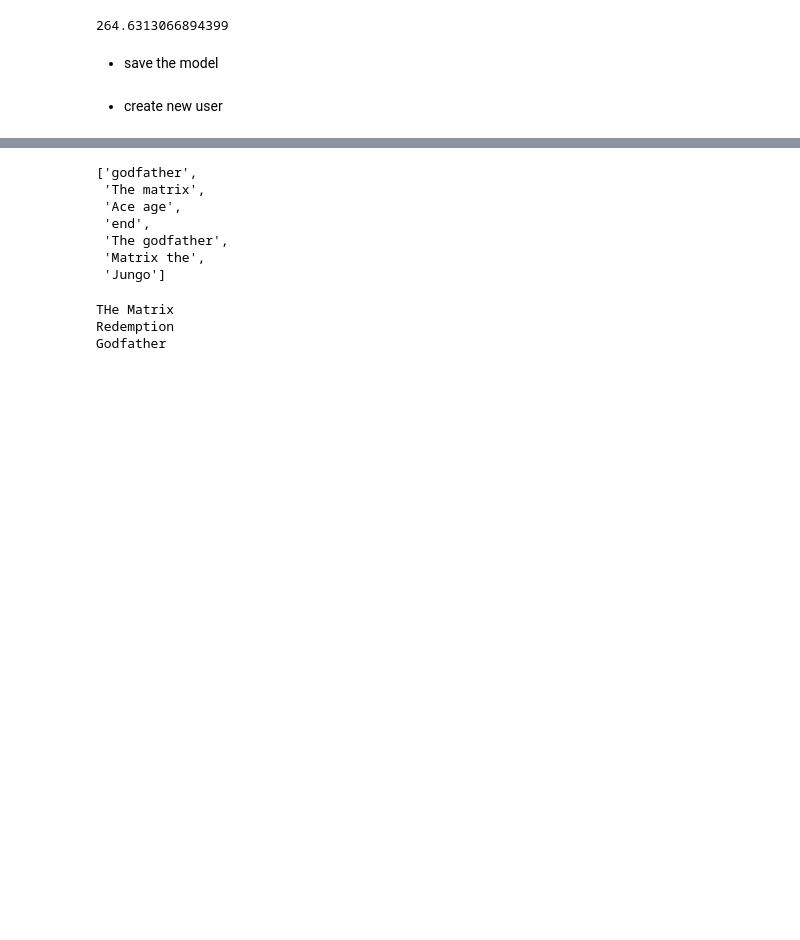
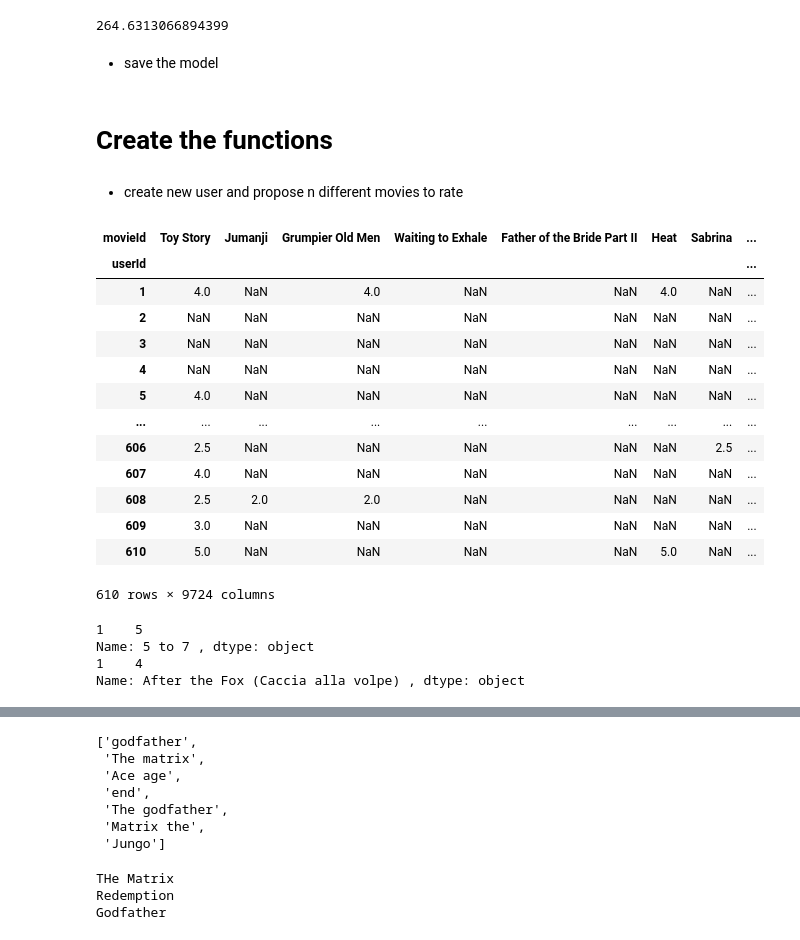
Before and after one commit to RosiNantis/Projects_from_Spiced_personal, a Jupyter notebook: week_10/10.3.collaborative_filtering/movie_recommendation_day1.ipynb, the cells around one changed output, grey strips where cells are left out. Drawn from its saved outputs; the diff is of its cells as text; code cells hidden in the pictures; blank space fills up the shorter version.

Commit message:
make functions with the random movies

```diff
--- a/week_10/10.3.collaborative_filtering/movie_recommendation_day1.ipynb
+++ b/week_10/10.3.collaborative_filtering/movie_recommendation_day1.ipynb
@@ -253,2 +234,53 @@ def movie_recommendation():
+# %% [markdown]
+# Create the functions
+# %%
+# define function that imports data
+# import the data set of movie ratings
+df = pd.read_csv('../data/ml-latest-small/ratings.csv', na_values = 'Nan')
+df_movie = pd.read_csv('../data/ml-latest-small/movies.csv', na_values = 'Nan')
+# use pivot to make the matrix of movie rates
+rates =df.pivot(index='userId',columns = 'movieId')
+# Split the movie name from movie year and apply it in the matrix
+df_movie['year'] = df_movie.title.astype(str).str[-6:]
+df_movie['title_new'] = df_movie.title.astype(str).str[:-6]
+# Try to zip columns with movie names
+#new_columns = dict(zip(df.movieId,df_movie.title))
+rates.rename(columns=dict(zip(df_movie["movieId"], df_movie["title_new"])),inplace = True)
+# final Frame that show ratings
+rate_movies =  rates.rating
+# Deal with the NaN values in the ratings
+imputer = SimpleImputer(strategy = 'mean') # add the NaN with the average of movie recommendations
+Rtrue = imputer.fit_transform(rate_movies)
+# array to feed the model
+Rtrue
 # %% [markdown]
-- create new user
+- create new user and propose n different movies to rate
+# %%
+rate_movies
+# %% [output]
+| movieId | Toy Story | Jumanji | Grumpier Old Men | Waiting to Exhale | Father of the Bride Part II | Heat | Sabrina | ... |
+| userId |  |  |  |  |  |  |  | ... |
+| 1 | 4.0 | NaN | 4.0 | NaN | NaN | 4.0 | NaN | ... |
+| 2 | NaN | NaN | NaN | NaN | NaN | NaN | NaN | ... |
+| 3 | NaN | NaN | NaN | NaN | NaN | NaN | NaN | ... |
+| 4 | NaN | NaN | NaN | NaN | NaN | NaN | NaN | ... |
+| 5 | 4.0 | NaN | NaN | NaN | NaN | NaN | NaN | ... |
+| ... | ... | ... | ... | ... | ... | ... | ... | ... |
+| 606 | 2.5 | NaN | NaN | NaN | NaN | NaN | 2.5 | ... |
+| 607 | 4.0 | NaN | NaN | NaN | NaN | NaN | NaN | ... |
+| 608 | 2.5 | 2.0 | 2.0 | NaN | NaN | NaN | NaN | ... |
+| 609 | 3.0 | NaN | NaN | NaN | NaN | NaN | NaN | ... |
+| 610 | 5.0 | NaN | NaN | NaN | NaN | 5.0 | NaN | ... |
+610 rows × 9724 columns
+# %%
+# create a frame with one
+user_new = pd.DataFrame(rate_movies.loc[1].copy())
+user_new[1] = np.nan
+rand_movies = user_new.sample(n=2,axis='index')
+for idx, movies in enumerate(rand_movies.index):
+    user_new.loc[rand_movies.index[idx]] = input(f'Give me the rating for the movie {movies}.')
+# %% [output]
+1    5
+Name: 5 to 7 , dtype: object
+1    4
+Name: After the Fox (Caccia alla volpe) , dtype: object
```
Also changed, not shown: parts of 3 cells of this notebook.
